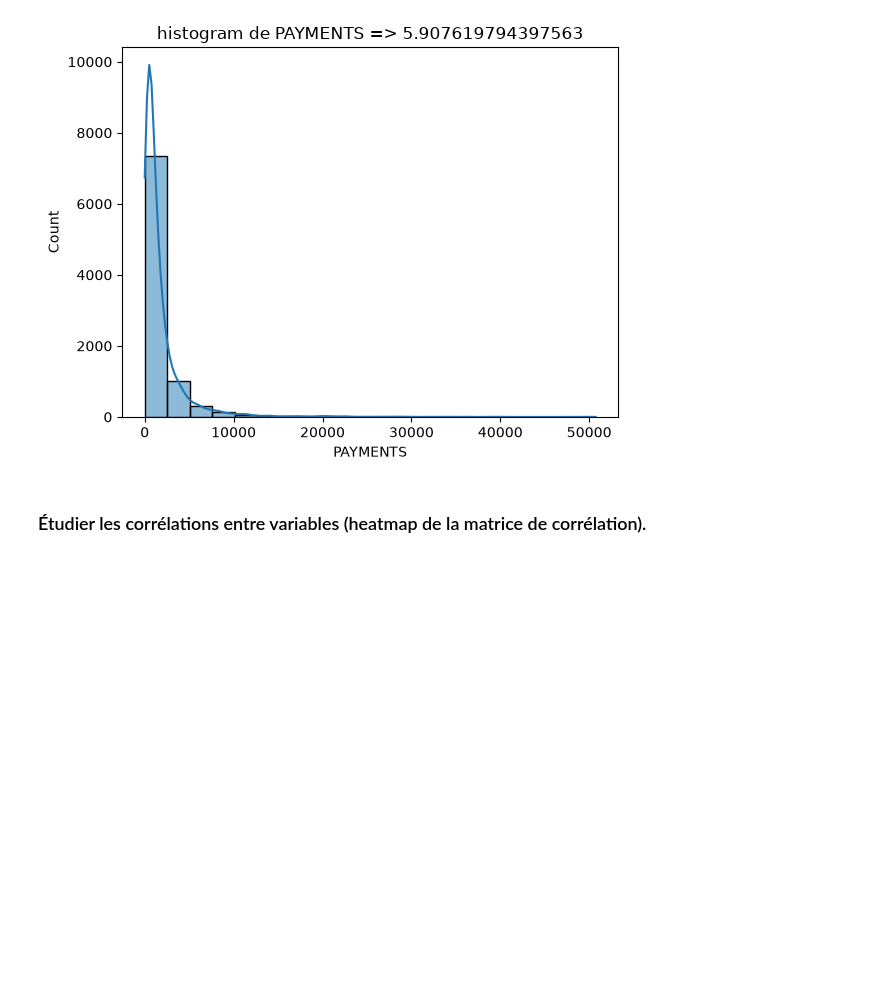
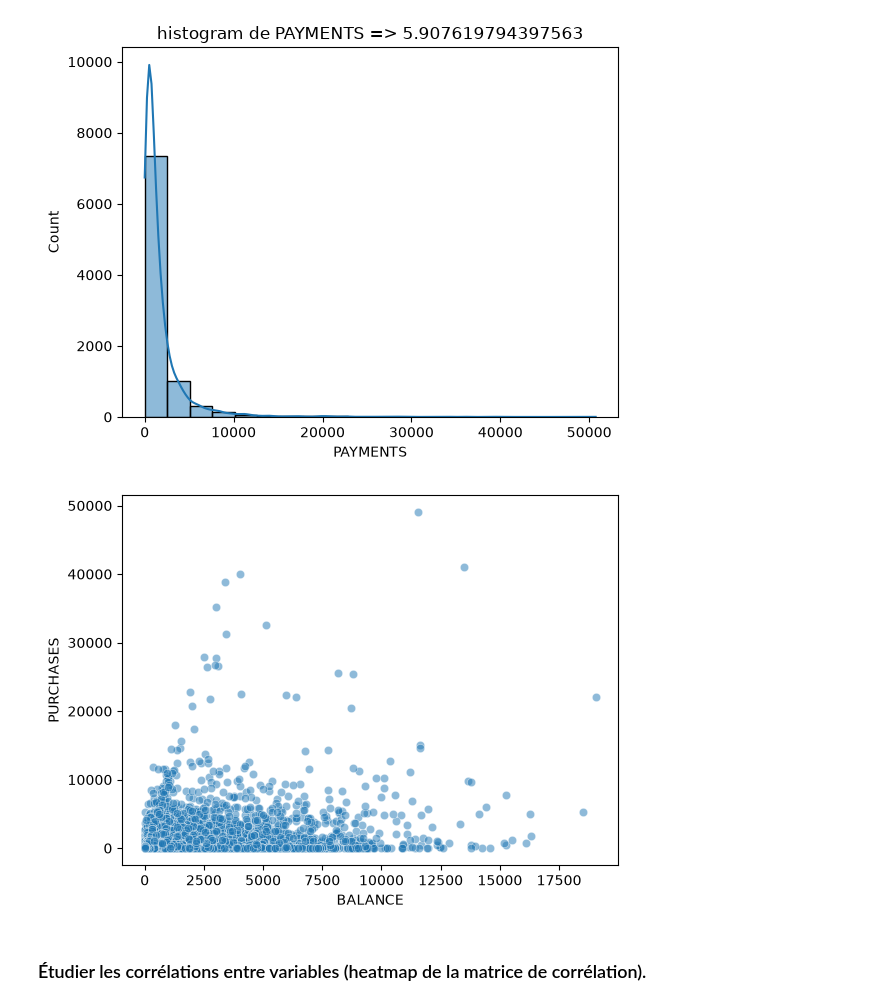
Before and after one commit to zakariaallam/CardProfiler, a Jupyter notebook: notebooks/EDA.ipynb, the cells around one changed output. Saved outputs shown, nothing was run; the diff lists cells and outputs as text; code cells hidden in the pictures; blank space fills up the shorter version.

```diff
--- a/notebooks/EDA.ipynb
+++ b/notebooks/EDA.ipynb
@@ -54,5 +56,3 @@ CASH_ADVANCE              0
 CREDIT_LIMIT              1
 PAYMENTS                  0
 dtype: int64
-# %%
-df['CREDIT_LIMIT'] = df['CREDIT_LIMIT'].fillna(df['CREDIT_LIMIT'].mean())
@@ -82,6 +84,13 @@ for col in columns:
 [figure]
 [figure]
 [figure]
+# %%
+## SCATTER
+
+sns.scatterplot(data=df , x='BALANCE' , y='PURCHASES',alpha=0.5)
+plt.show()
+# %% [output]
+[figure, added]
 # %% [markdown]
 ### Étudier les corrélations entre variables (heatmap de la matrice de corrélation).
 # %%
```
Also changed, not shown: parts of 44 cells of this notebook.
